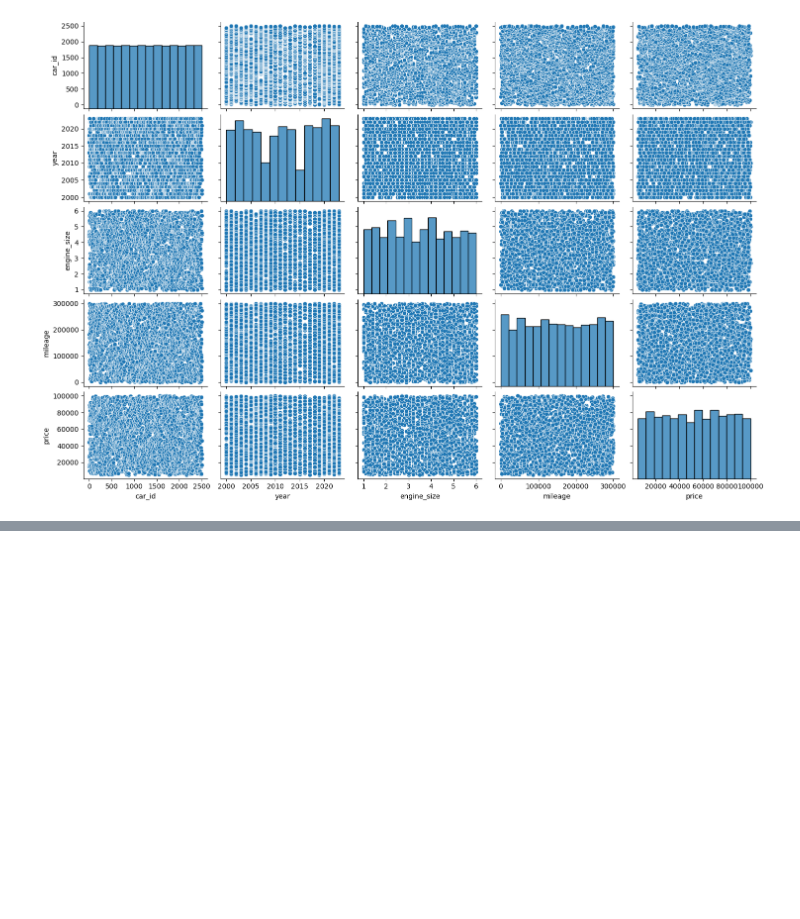
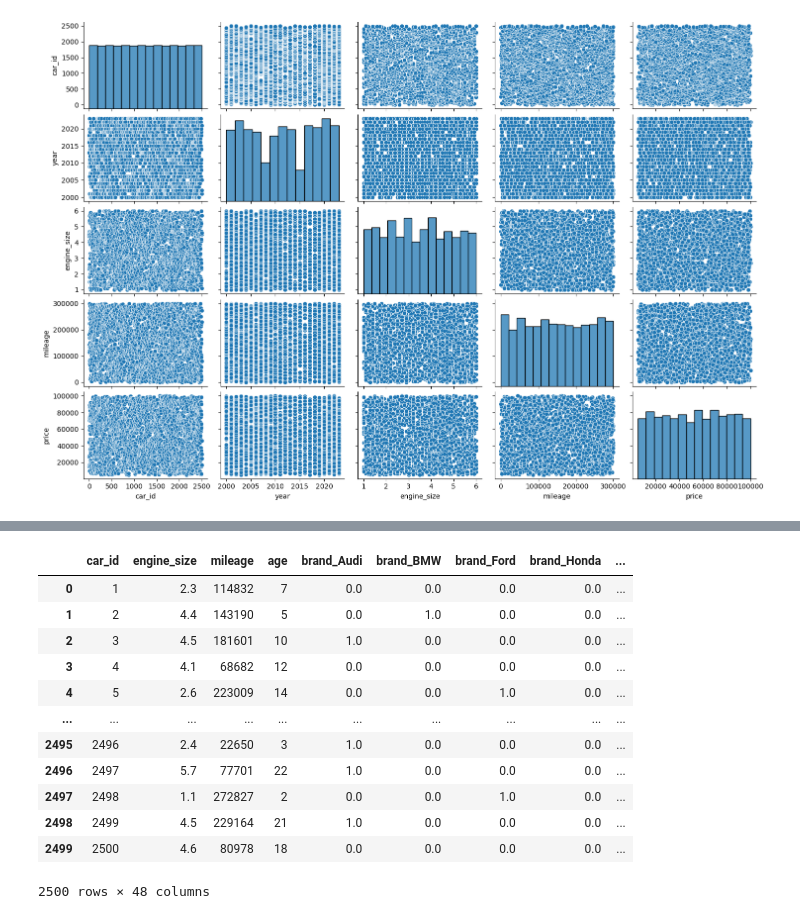
Before and after one commit to JUNEBusiness/classes, a Jupyter notebook: car_price.ipynb, the cells around one changed output, grey strips where cells are left out. Saved outputs shown, nothing was run; the diff lists cells and outputs as text; code cells hidden in the pictures; blank space fills up the shorter version.

```diff
--- a/car_price.ipynb
+++ b/car_price.ipynb
@@ -144,0 +256,24 @@ y = Wo + w1x1 +W2x2...W9x9
+# %%
+encoder = OneHotEncoder(sparse_output=False)
+one_hot_encoded = encoder.fit_transform(df_new[cat])
+
+one_hot_df = pd.DataFrame(one_hot_encoded, columns=encoder.get_feature_names_out(cat))
+
+df_encoded = pd.concat([df_new, one_hot_df], axis=1)
+
+df_encoded = df_encoded.drop(cat, axis=1)
+df_encoded
+# %% [output]
+|  | car_id | engine_size | mileage | age | brand_Audi | brand_BMW | brand_Ford | brand_Honda | ... |
+| 0 | 1 | 2.3 | 114832 | 7 | 0.0 | 0.0 | 0.0 | 0.0 | ... |
+| 1 | 2 | 4.4 | 143190 | 5 | 0.0 | 1.0 | 0.0 | 0.0 | ... |
+| 2 | 3 | 4.5 | 181601 | 10 | 1.0 | 0.0 | 0.0 | 0.0 | ... |
+| 3 | 4 | 4.1 | 68682 | 12 | 0.0 | 0.0 | 0.0 | 0.0 | ... |
+| 4 | 5 | 2.6 | 223009 | 14 | 0.0 | 0.0 | 1.0 | 0.0 | ... |
+| ... | ... | ... | ... | ... | ... | ... | ... | ... | ... |
+| 2495 | 2496 | 2.4 | 22650 | 3 | 1.0 | 0.0 | 0.0 | 0.0 | ... |
+| 2496 | 2497 | 5.7 | 77701 | 22 | 1.0 | 0.0 | 0.0 | 0.0 | ... |
+| 2497 | 2498 | 1.1 | 272827 | 2 | 0.0 | 0.0 | 1.0 | 0.0 | ... |
+| 2498 | 2499 | 4.5 | 229164 | 21 | 1.0 | 0.0 | 0.0 | 0.0 | ... |
+| 2499 | 2500 | 4.6 | 80978 | 18 | 0.0 | 0.0 | 0.0 | 0.0 | ... |
+2500 rows × 48 columns
```
Also changed, not shown: parts of 39 cells of this notebook, 4 other files.
